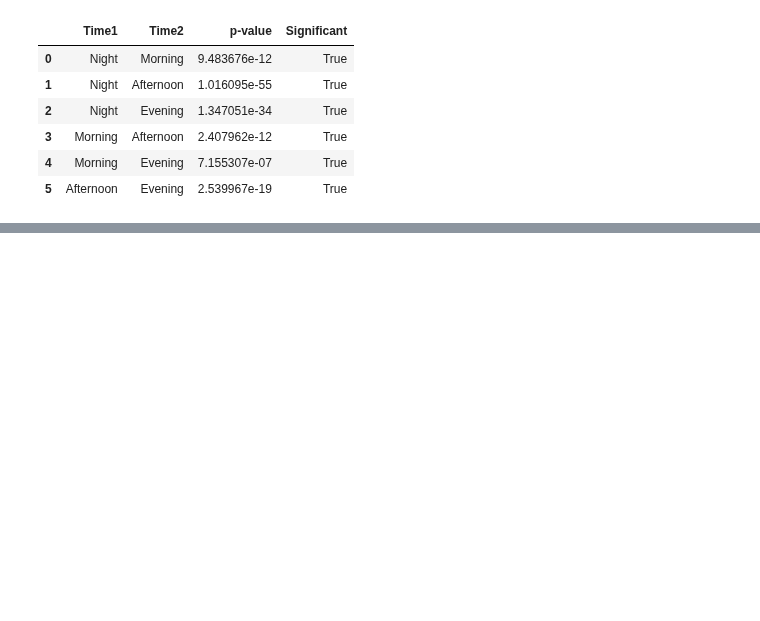
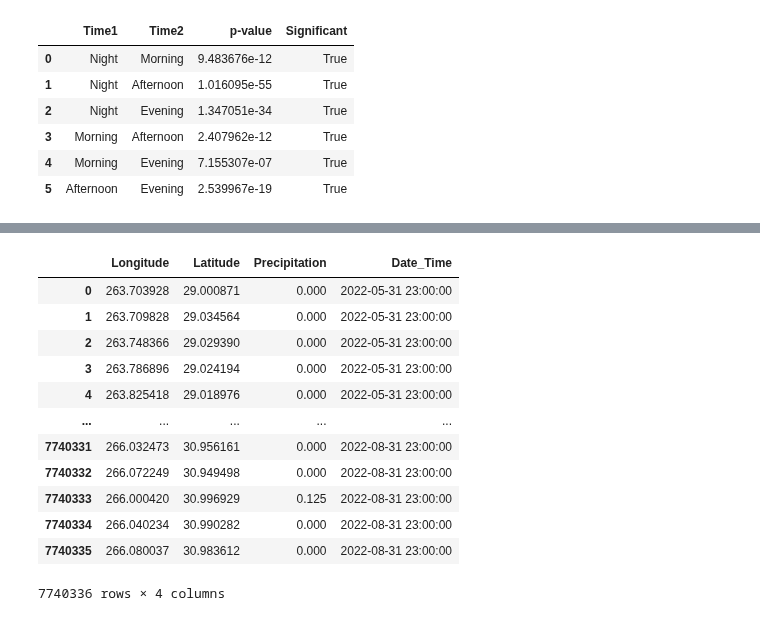
Before and after one commit to oluwafemiomitusa/Geospatial-Analysis, a Jupyter notebook: Second_part/Jupyter Notebooks/New/cell_development_stages.ipynb, the cells around one changed output, grey strips where cells are left out. Cells and saved outputs as stored; diff of their text form; code cells hidden in the pictures; blank space fills up the shorter version.

```diff
--- a/Second_part/Jupyter Notebooks/New/cell_development_stages.ipynb
+++ b/Second_part/Jupyter Notebooks/New/cell_development_stages.ipynb
@@ -964,0 +981,16 @@ pairwise_p_values
+# %%
+pd.read_csv('C:/Users/omitu/Documents/GitHub/Urbanization-and-Climate-Change/Second_part/data/precip/precip_2022.csv')
+# %% [output]
+|  | Longitude | Latitude | Precipitation | Date_Time |
+| 0 | 263.703928 | 29.000871 | 0.000 | 2022-05-31 23:00:00 |
+| 1 | 263.709828 | 29.034564 | 0.000 | 2022-05-31 23:00:00 |
+| 2 | 263.748366 | 29.029390 | 0.000 | 2022-05-31 23:00:00 |
+| 3 | 263.786896 | 29.024194 | 0.000 | 2022-05-31 23:00:00 |
+| 4 | 263.825418 | 29.018976 | 0.000 | 2022-05-31 23:00:00 |
+| ... | ... | ... | ... | ... |
+| 7740331 | 266.032473 | 30.956161 | 0.000 | 2022-08-31 23:00:00 |
+| 7740332 | 266.072249 | 30.949498 | 0.000 | 2022-08-31 23:00:00 |
+| 7740333 | 266.000420 | 30.996929 | 0.125 | 2022-08-31 23:00:00 |
+| 7740334 | 266.040234 | 30.990282 | 0.000 | 2022-08-31 23:00:00 |
+| 7740335 | 266.080037 | 30.983612 | 0.000 | 2022-08-31 23:00:00 |
+7740336 rows × 4 columns
```
Also changed, not shown: parts of 1 cell of this notebook, 4 other files.
